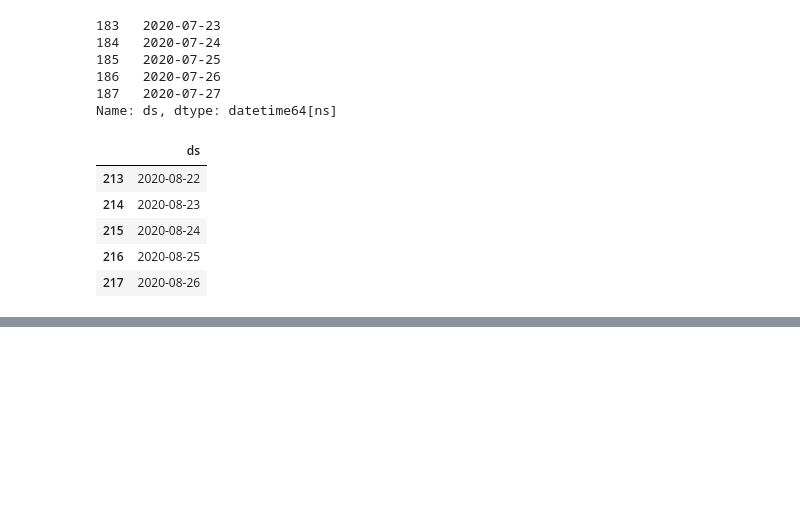
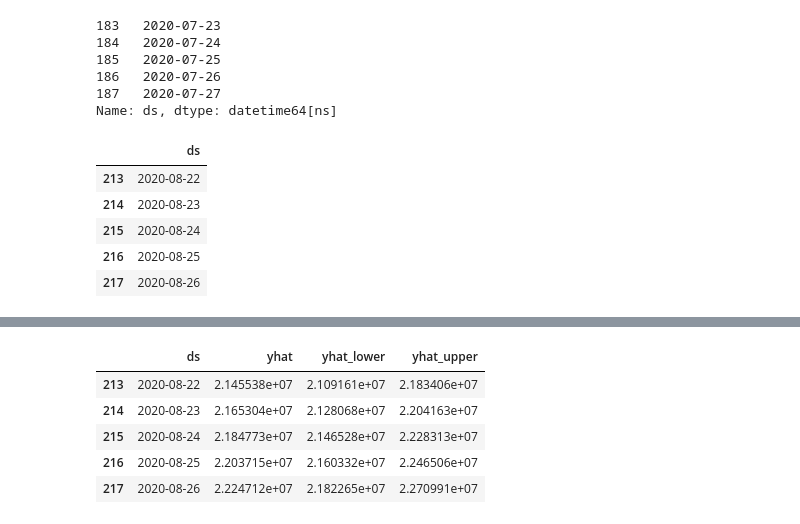
Before and after one commit to crzysab/Data-Science-Real-Projects-in-Python, a Jupyter notebook: Predicting_Covid_19_Cases.ipynb, the cells around one changed output, grey strips where cells are left out. Drawn from its saved outputs; the diff is of its cells as text; code cells hidden in the pictures; blank space fills up the shorter version.

```diff
--- a/Predicting_Covid_19_Cases.ipynb
+++ b/Predicting_Covid_19_Cases.ipynb
@@ -157,0 +180,9 @@ future_global.tail()
+# %%
+prediction[['ds','yhat','yhat_lower','yhat_upper']].tail()
+# %% [output]
+|  | ds | yhat | yhat_lower | yhat_upper |
+| 213 | 2020-08-22 | 2.145538e+07 | 2.109161e+07 | 2.183406e+07 |
+| 214 | 2020-08-23 | 2.165304e+07 | 2.128068e+07 | 2.204163e+07 |
+| 215 | 2020-08-24 | 2.184773e+07 | 2.146528e+07 | 2.228313e+07 |
+| 216 | 2020-08-25 | 2.203715e+07 | 2.160332e+07 | 2.246506e+07 |
+| 217 | 2020-08-26 | 2.224712e+07 | 2.182265e+07 | 2.270991e+07 |
```
Also changed, not shown: parts of 5 cells of this notebook.
